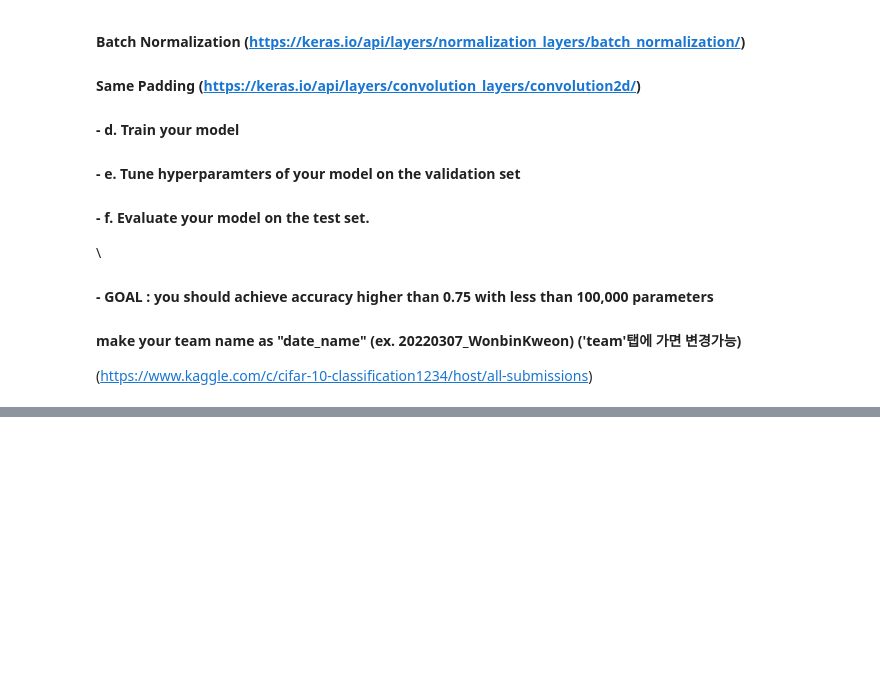
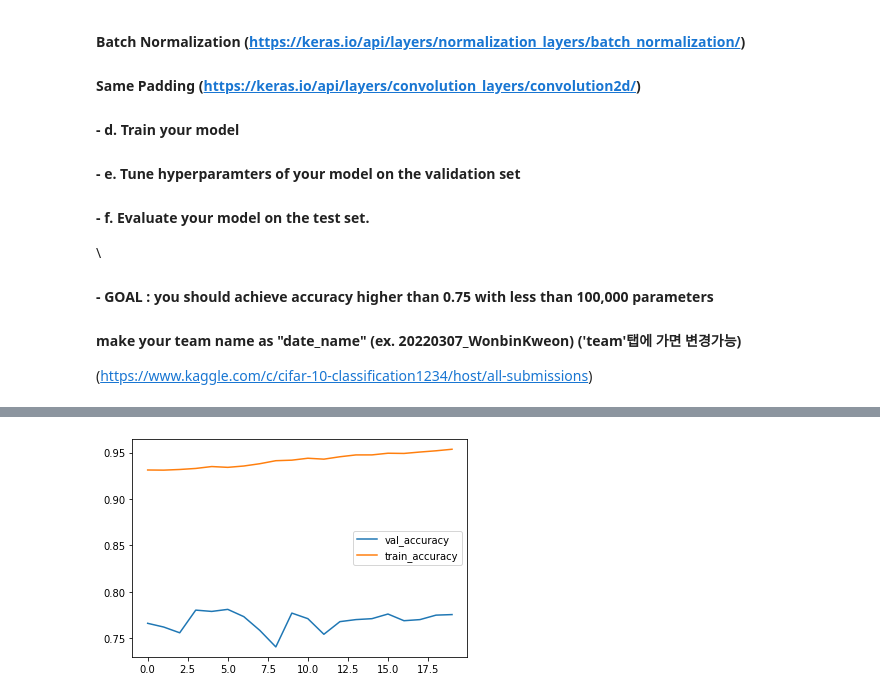
Before and after one commit to leeminq1/python_ai_colab, a Jupyter notebook: 6_CNN.ipynb, the cells around one changed output, grey strips where cells are left out. Drawn from its saved outputs; the diff is of its cells as text; code cells hidden in the pictures; blank space fills up the shorter version.

```diff
--- a/6_CNN.ipynb
+++ b/6_CNN.ipynb
@@ -250,0 +328,10 @@ epochs = 50
+# %%
+## Train
+batch_size = 32
+epochs = 20
+
+## compile
+# 러닝 rate / loss / optimaizer 머 쓸건지 정함
+model.compile(optimizer=keras.optimizers.Adam(learning_rate=0.001), loss='categorical_crossentropy', metrics=['accuracy']) # keras.losses.MeanSq
+## fit
+hist = model.fit(x=X_train, y=y_train, batch_size=batch_size, epochs=epochs, validation_split=0.1)
@@ -251,3 +356,17 @@ epochs = 50
+# %%
+## plot loss and accuracy to check if the model is converged.
+val_accuracy = hist.history['val_accuracy']
+train_accuracy = hist.history['accuracy']
+
+# x축을 epochs
+from matplotlib import pyplot as plt
+plt.figure()
+plt.plot(np.arange(epochs),val_accuracy,label="val_accuracy")
+plt.plot(np.arange(epochs),train_accuracy,label="train_accuracy")
+plt.legend()
+plt.show()
+# %% [output]
+[figure, added]
 # %%
 ## evaluate on the test set.
 ## you should get acc higher than 0.75
```
Also changed, not shown: parts of 6 cells of this notebook.
